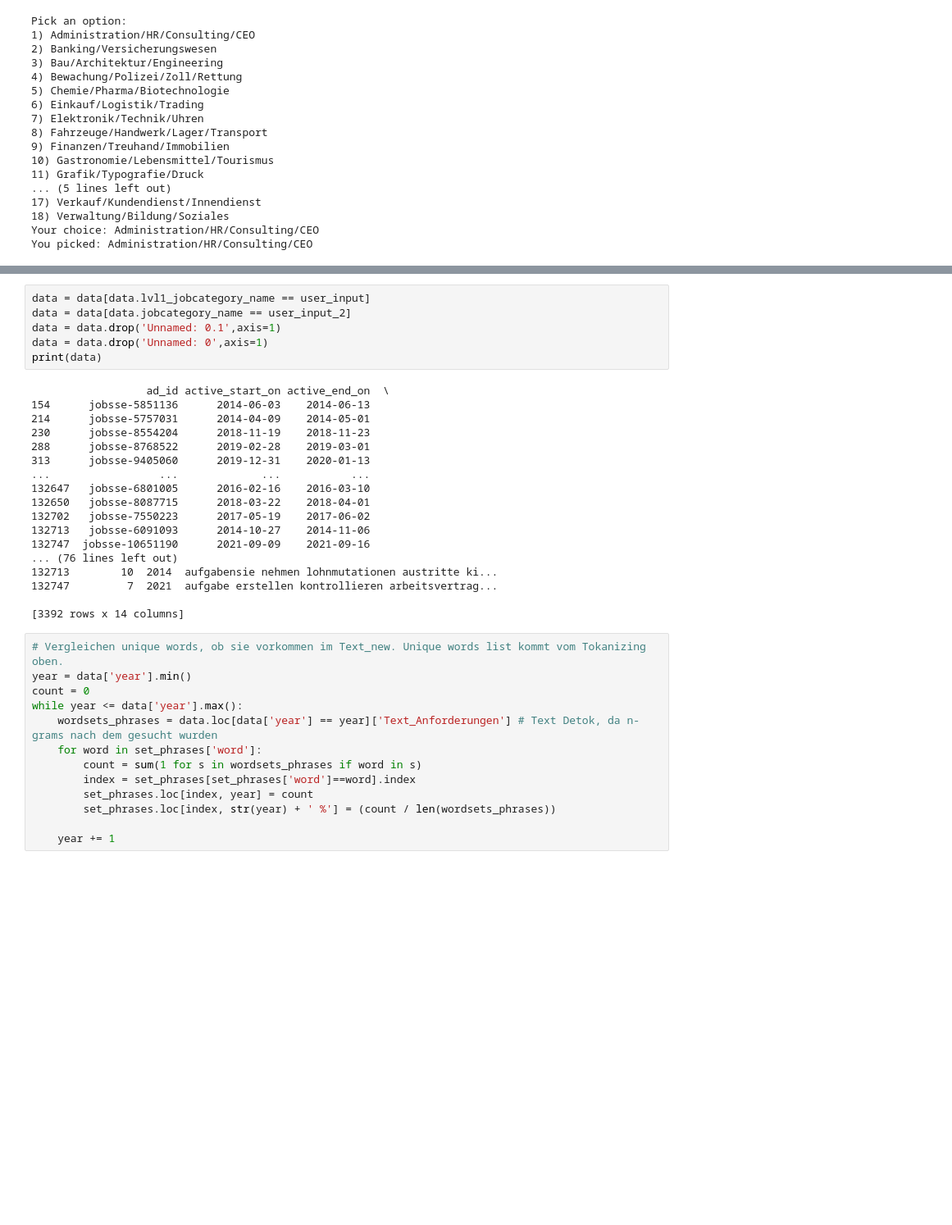
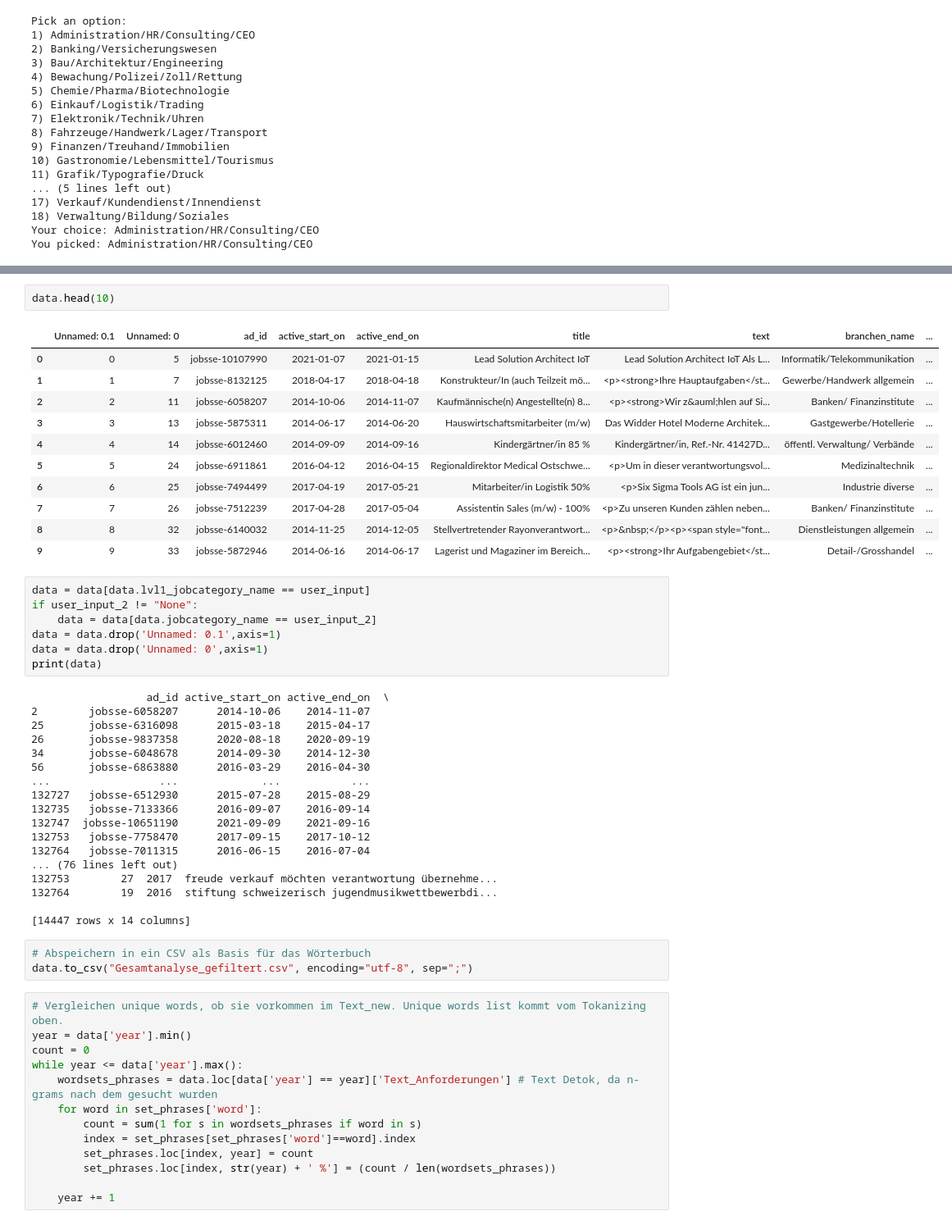
Before and after one commit to SvenKonermann/AF-E, a Jupyter notebook: Analyse inkl. Input.ipynb, the cells around one changed output, grey strips where cells are left out. Shown: that part at 82% size. Saved outputs shown, nothing was run; the diff lists cells and outputs as text; blank space fills up the shorter version.

```diff
--- a/Analyse inkl. Input.ipynb
+++ b/Analyse inkl. Input.ipynb
@@ -127,27 +123,45 @@ Personalwesen/-entwicklung
+# %%
+data.head(10)
+# %% [output]
+|  | Unnamed: 0.1 | Unnamed: 0 | ad_id | active_start_on | active_end_on | title | text | branchen_name | ... |
+| 0 | 0 | 5 | jobsse-10107990 | 2021-01-07 | 2021-01-15 | Lead Solution Architect IoT | Lead Solution Architect IoT Als L... | Informatik/Telekommunikation | ... |
+| 1 | 1 | 7 | jobsse-8132125 | 2018-04-17 | 2018-04-18 | Konstrukteur/In (auch Teilzeit mö... | <p><strong>Ihre Hauptaufgaben</st... | Gewerbe/Handwerk allgemein | ... |
+| 2 | 2 | 11 | jobsse-6058207 | 2014-10-06 | 2014-11-07 | Kaufmännische(n) Angestellte(n) 8... | <p><strong>Wir z&auml;hlen auf Si... | Banken/ Finanzinstitute | ... |
+| 3 | 3 | 13 | jobsse-5875311 | 2014-06-17 | 2014-06-20 | Hauswirtschaftsmitarbeiter (m/w) | Das Widder Hotel Moderne Architek... | Gastgewerbe/Hotellerie | ... |
+| 4 | 4 | 14 | jobsse-6012460 | 2014-09-09 | 2014-09-16 | Kindergärtner/in 85 % | Kindergärtner/in, Ref.-Nr. 41427D... | öffentl. Verwaltung/ Verbände | ... |
+| 5 | 5 | 24 | jobsse-6911861 | 2016-04-12 | 2016-04-15 | Regionaldirektor Medical Ostschwe... | <p>Um in dieser verantwortungsvol... | Medizinaltechnik | ... |
+| 6 | 6 | 25 | jobsse-7494499 | 2017-04-19 | 2017-05-21 | Mitarbeiter/in Logistik 50% | <p>Six Sigma Tools AG ist ein jun... | Industrie diverse | ... |
+| 7 | 7 | 26 | jobsse-7512239 | 2017-04-28 | 2017-05-04 | Assistentin Sales (m/w) - 100% | <p>Zu unseren Kunden zählen neben... | Banken/ Finanzinstitute | ... |
+| 8 | 8 | 32 | jobsse-6140032 | 2014-11-25 | 2014-12-05 | Stellvertretender Rayonverantwort... | <p>&nbsp;</p><p><span style="font... | Dienstleistungen allgemein | ... |
+| 9 | 9 | 33 | jobsse-5872946 | 2014-06-16 | 2014-06-17 | Lagerist und Magaziner im Bereich... | <p><strong>Ihr Aufgabengebiet</st... | Detail-/Grosshandel | ... |
 # %%
 data = data[data.lvl1_jobcategory_name == user_input]
-data = data[data.jobcategory_name == user_input_2]
+if user_input_2 != "None":
+    data = data[data.jobcategory_name == user_input_2]
 data = data.drop('Unnamed: 0.1',axis=1)
 data = data.drop('Unnamed: 0',axis=1)
 print(data)
 # %% [output]
                   ad_id active_start_on active_end_on  \
-154      jobsse-5851136      2014-06-03    2014-06-13
-214      jobsse-5757031      2014-04-09    2014-05-01
-230      jobsse-8554204      2018-11-19    2018-11-23
-288      jobsse-8768522      2019-02-28    2019-03-01
-313      jobsse-9405060      2019-12-31    2020-01-13
+2        jobsse-6058207      2014-10-06    2014-11-07
+25       jobsse-6316098      2015-03-18    2015-04-17
+26       jobsse-9837358      2020-08-18    2020-09-19
+34       jobsse-6048678      2014-09-30    2014-12-30
+56       jobsse-6863880      2016-03-29    2016-04-30
 ...                 ...             ...           ...
-132647   jobsse-6801005      2016-02-16    2016-03-10
-132650   jobsse-8087715      2018-03-22    2018-04-01
-132702   jobsse-7550223      2017-05-19    2017-06-02
-132713   jobsse-6091093      2014-10-27    2014-11-06
+132727   jobsse-6512930      2015-07-28    2015-08-29
+132735   jobsse-7133366      2016-09-07    2016-09-14
 132747  jobsse-10651190      2021-09-09    2021-09-16
+132753   jobsse-7758470      2017-09-15    2017-10-12
+132764   jobsse-7011315      2016-06-15    2016-07-04
 ... (76 lines left out)
-132713        10  2014  aufgabensie nehmen lohnmutationen austritte ki...
-132747         7  2021  aufgabe erstellen kontrollieren arbeitsvertrag...
+132753        27  2017  freude verkauf möchten verantwortung übernehme...
+132764        19  2016  stiftung schweizerisch jugendmusikwettbewerbdi...
 
-[3392 rows x 14 columns]
+[14447 rows x 14 columns]
+# %%
+# Abspeichern in ein CSV als Basis für das Wörterbuch
+data.to_csv("Gesamtanalyse_gefiltert.csv", encoding="utf-8", sep=";")
 # %%
 # Vergleichen unique words, ob sie vorkommen im Text_new. Unique words list kommt vom Tokanizing oben.
 year = data['year'].min()
```
Also changed, not shown: parts of 3 cells of this notebook, 2 other files.
